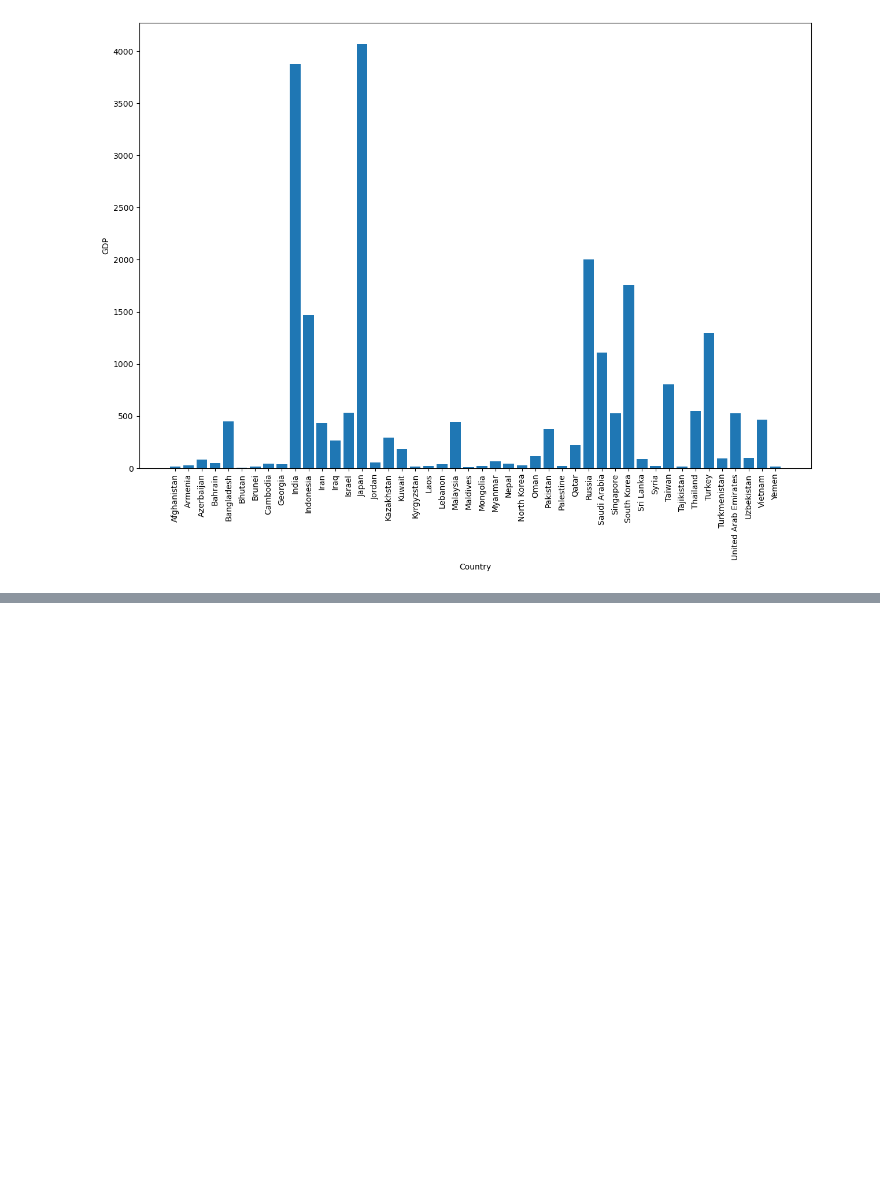
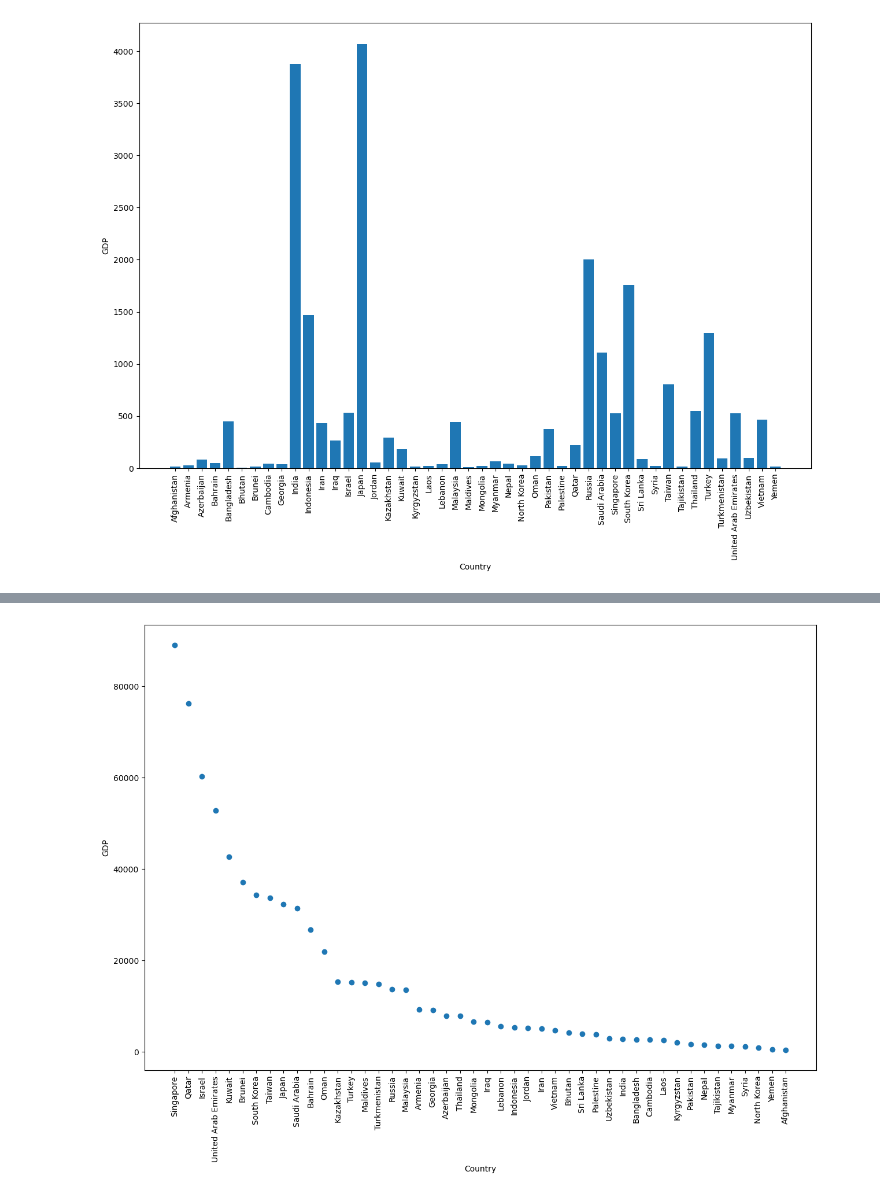
Before and after one commit to Swadeep006/Data_Analytics_PTP, a Jupyter notebook: Data_Collection.ipynb, the cells around one changed output, grey strips where cells are left out. Saved outputs shown, nothing was run; the diff lists cells and outputs as text; code cells hidden in the pictures; blank space fills up the shorter version.

```diff
--- a/Data_Collection.ipynb
+++ b/Data_Collection.ipynb
@@ -627,0 +682,11 @@ plt.show()
+# %%
+X = sortedGdpDf['Country']
+Y = sortedGdpDf['Gdp per capita']
+plt.figure(figsize=(15,10))
+plt.xticks(rotation=90)
+plt.xlabel('Country')
+plt.ylabel('GDP')
+plt.scatter(X,Y)
+plt.show()
+# %% [output]
+[figure, added]
```
Also changed, not shown: parts of 7 cells of this notebook, 1 other file.
